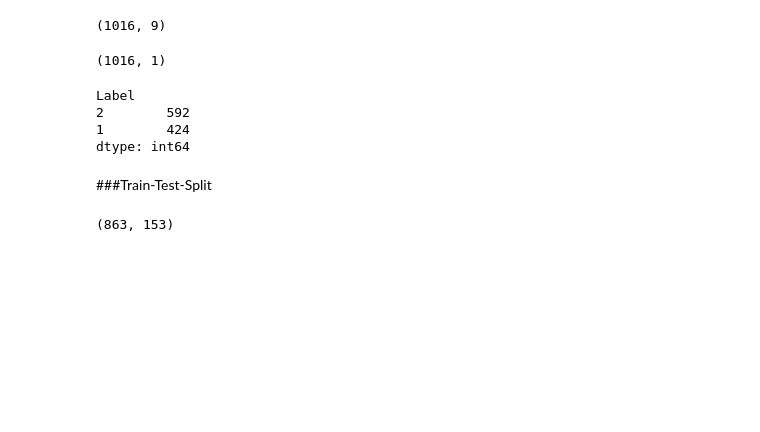
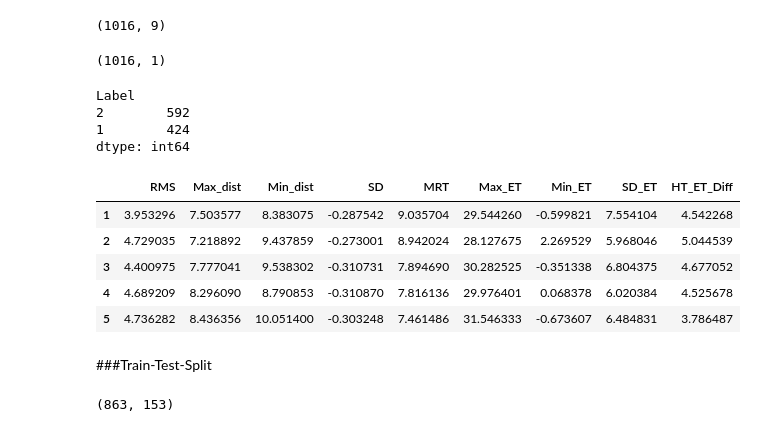
Before and after one commit to PDNow-Research/PDNow, a Jupyter notebook: HandPD/SVM.ipynb, the cells around one changed output. Drawn from its saved outputs; the diff is of its cells as text; code cells hidden in the pictures; blank space fills up the shorter version.

```diff
--- a/HandPD/SVM.ipynb
+++ b/HandPD/SVM.ipynb
@@ -206,6 +206,15 @@ Label
 2        592
 1        424
 dtype: int64
+# %%
+X.head()
+# %% [output]
+|  | RMS | Max_dist | Min_dist | SD | MRT | Max_ET | Min_ET | SD_ET | HT_ET_Diff |
+| 1 | 3.953296 | 7.503577 | 8.383075 | -0.287542 | 9.035704 | 29.544260 | -0.599821 | 7.554104 | 4.542268 |
+| 2 | 4.729035 | 7.218892 | 9.437859 | -0.273001 | 8.942024 | 28.127675 | 2.269529 | 5.968046 | 5.044539 |
+| 3 | 4.400975 | 7.777041 | 9.538302 | -0.310731 | 7.894690 | 30.282525 | -0.351338 | 6.804375 | 4.677052 |
+| 4 | 4.689209 | 8.296090 | 8.790853 | -0.310870 | 7.816136 | 29.976401 | 0.068378 | 6.020384 | 4.525678 |
+| 5 | 4.736282 | 8.436356 | 10.051400 | -0.303248 | 7.461486 | 31.546333 | -0.673607 | 6.484831 | 3.786487 |
 # %% [markdown]
 ###Train-Test-Split
 # %%
```
Also changed, not shown: parts of 1 cell of this notebook.
